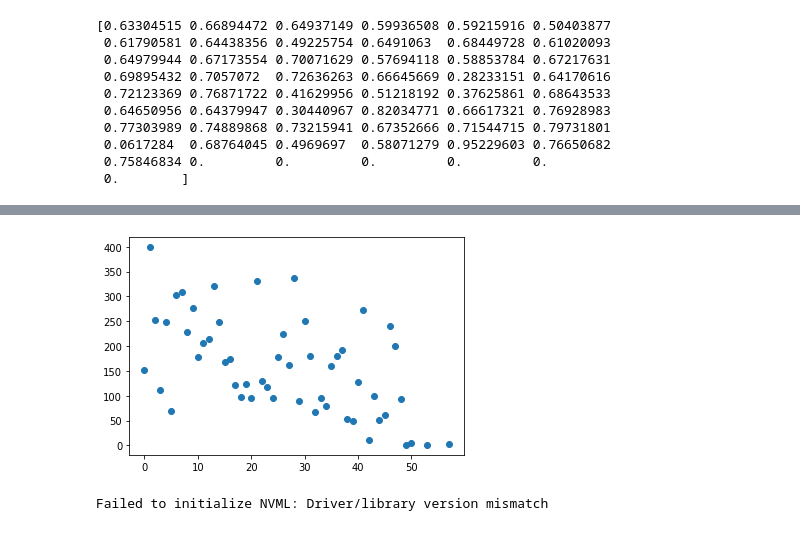
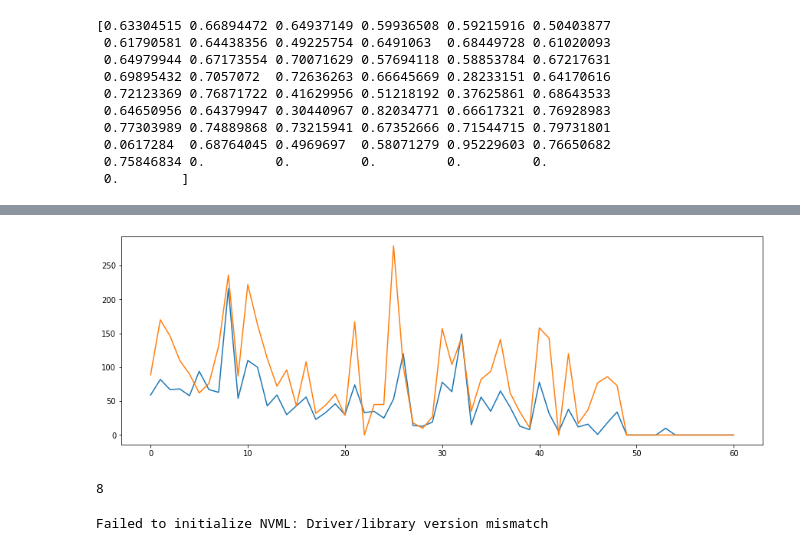
Before and after one commit to AmitPr/2019-notebooks, a Jupyter notebook: Action Recognition/Measuring Action Recognition Performance.ipynb, the cells around one changed output, grey strips where cells are left out. Saved outputs shown, nothing was run; the diff lists cells and outputs as text; code cells hidden in the pictures.

```diff
--- a/Action Recognition/Measuring Action Recognition Performance.ipynb
+++ b/Action Recognition/Measuring Action Recognition Performance.ipynb
@@ -193,9 +171,22 @@ print(np.load("2DplusLSTM2Sliding_F1.npy"))
-# %%
-u=np.unique(test_labels,return_counts=True)
-plt.scatter(u[0],u[1])
-plt.show()
-# %% [output]
-[figure, removed]
+# %%
+#u=np.unique(test_labels,return_counts=True)
+u=np.zeros(61)#(len(np.unique(test_labels[:])))
+t=np.zeros(61)
+for i in range(0,len(p)):
+    if not p[i]==test_labels[i]:
+        x = test_labels[i]
+        u[int(x)]+=1
+    else:
+        x = test_labels[i]
+        t[int(x)]+=1
+#plt.hist(u,60)
+plt.plot(u)
+plt.plot(t)
+plt.show()
+print(np.argmax(u))
+# %% [output]
+[figure, added]
+8
 # %%
 !nvidia-smi
 # %% [output]
```
Also changed, not shown: parts of 7 cells of this notebook, 17 other files.
